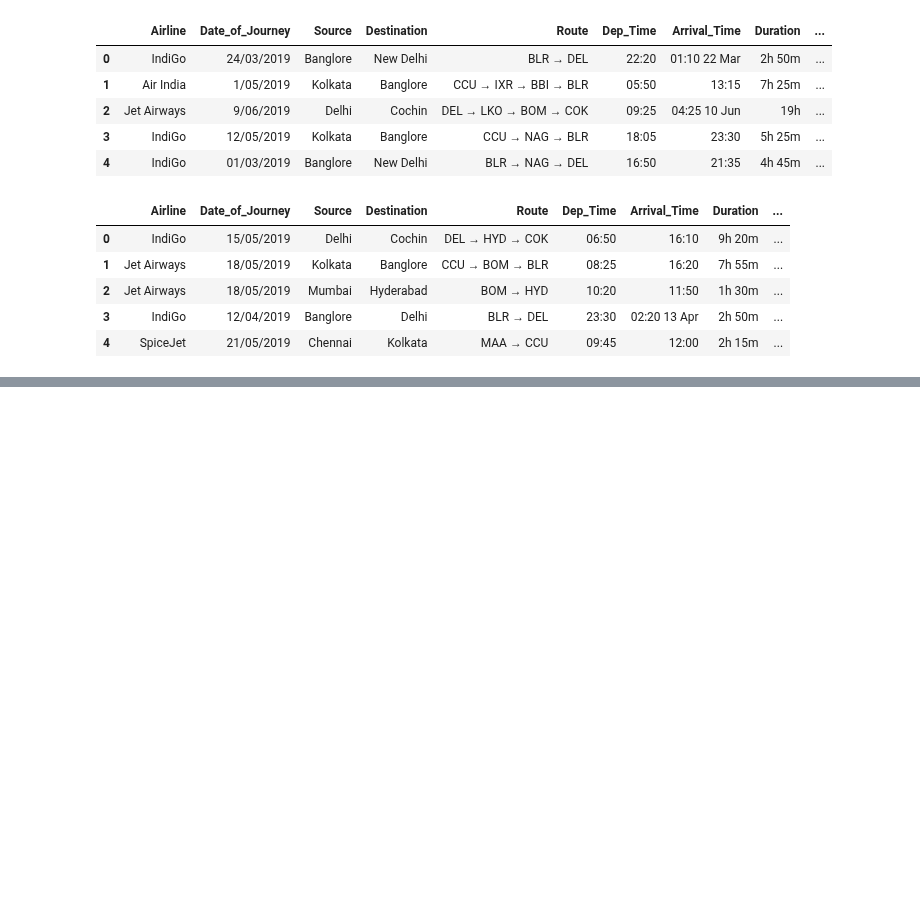
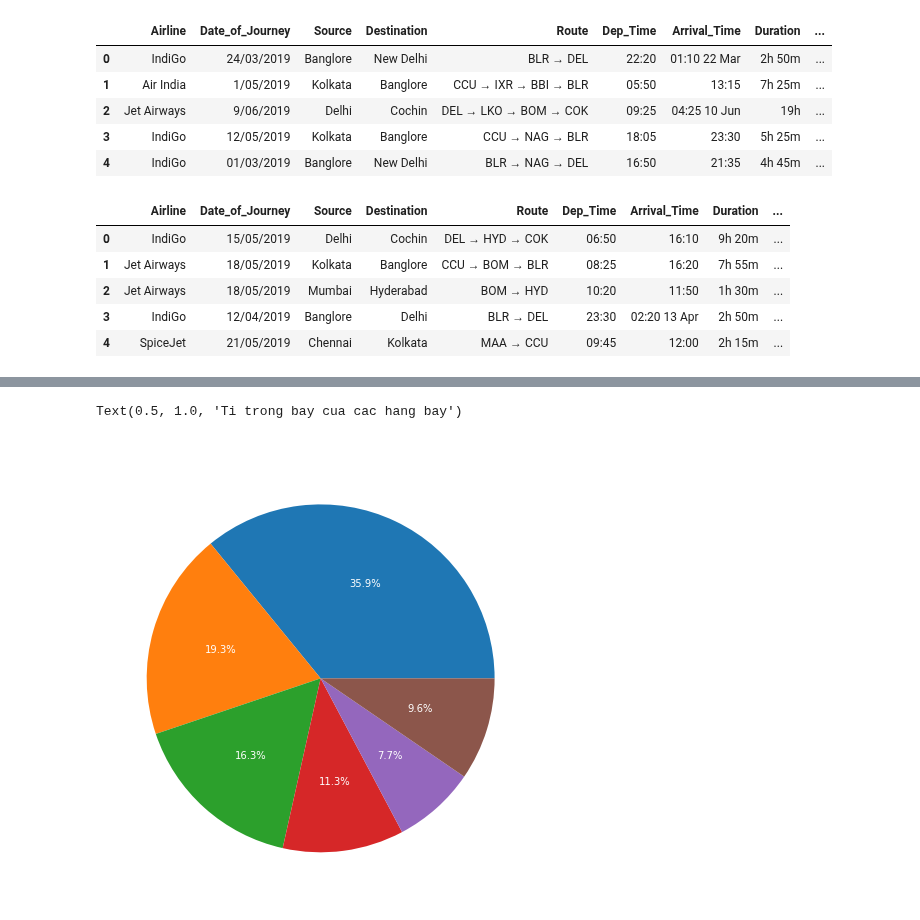
Before and after one commit to Nganho22/rvPython, a Jupyter notebook: 20127250.ipynb, the cells around one changed output, grey strips where cells are left out. Drawn from its saved outputs; the diff is of its cells as text; code cells hidden in the pictures; blank space fills up the shorter version.

```diff
--- a/20127250.ipynb
+++ b/20127250.ipynb
@@ -21,0 +136,14 @@ df_DT2.head()
+# %%
+
+top_airlines = Tan_suat.nlargest(5)
+other_arilines =  Tan_suat[~Tan_suat.index.isin(top_airlines.index)].sum()
+
+
+top_airlines.loc['khac'] = other_arilines
+text_color='white'
+plt.figure(figsize=(16,8))
+plt.pie(top_airlines.values, labels=top_airlines.index, autopct='%1.1f%%', shadow=False, textprops={'color': text_color})
+plt.title('Ti trong bay cua cac hang bay', color='white')
+# %% [output]
+Text(0.5, 1.0, 'Ti trong bay cua cac hang bay')
+[figure, added]
```
Also changed, not shown: parts of 13 cells of this notebook.
